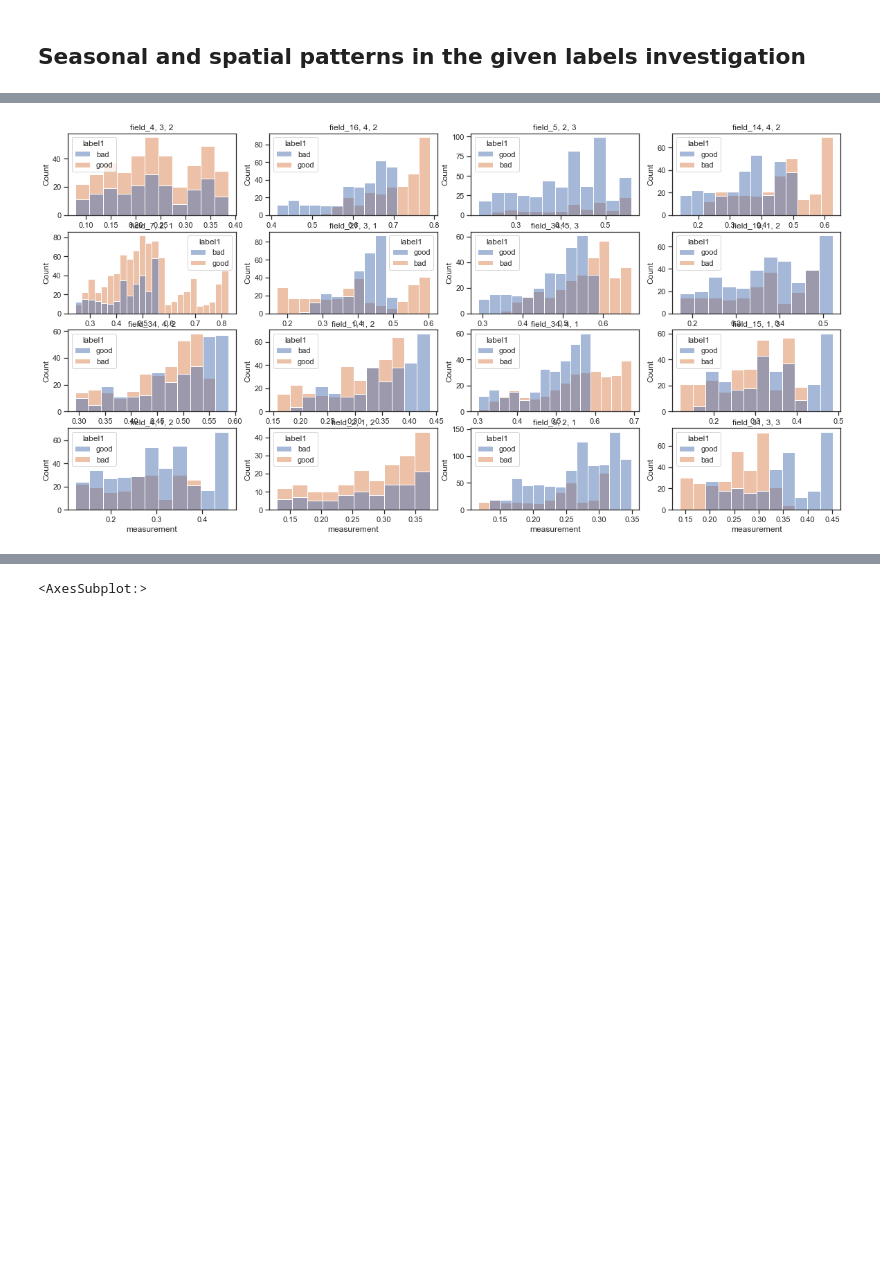
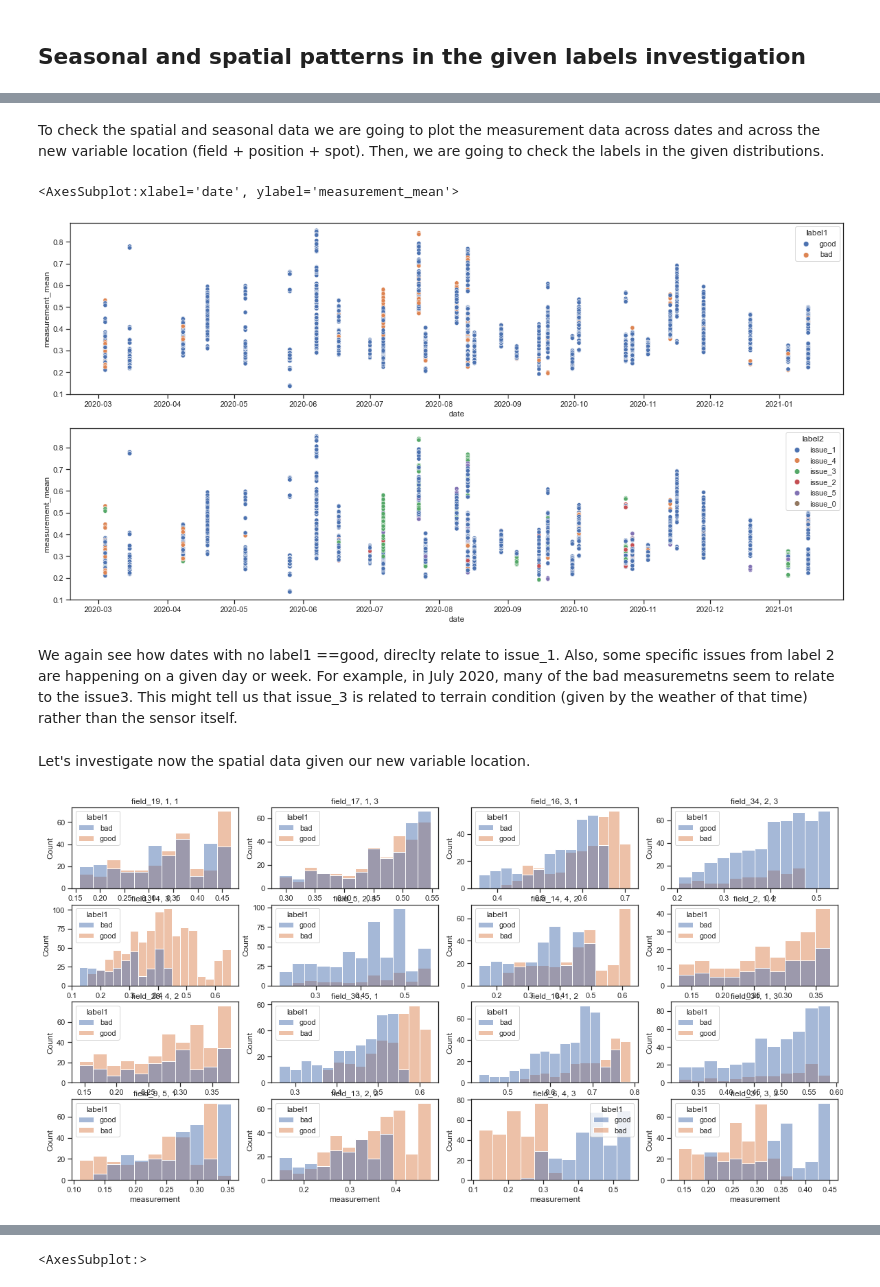
Before and after one commit to nicolasperezdeo/stenon_challenge, a Jupyter notebook: junior_DS_challenge.ipynb, the cells around one changed output, grey strips where cells are left out. Drawn from its saved outputs; the diff is of its cells as text; code cells hidden in the pictures; blank space fills up the shorter version.

```diff
--- a/junior_DS_challenge.ipynb
+++ b/junior_DS_challenge.ipynb
@@ -348,9 +398,34 @@ Timestamp('2021-01-14 00:00:00')
+# %% [markdown]
+To check the spatial and seasonal data we are going to plot the measurement data across dates and across the new variable location (field + position + spot). Then, we are going to check the labels in the given distributions.
+# %%
+# Plotting scatterplots across dates for issue1 and issue2
+f, axes = plt.subplots(2, 1)
+sns.scatterplot(data=mean_df,
+                x='date',
+                y='measurement_mean',
+                hue='label1',
+                ax=axes[0])
+
+sns.scatterplot(data=mean_df,
+                x='date',
+                y='measurement_mean',
+                hue='label2',
+                ax=axes[1])
+# %% [output]
+<AxesSubplot:xlabel='date', ylabel='measurement_mean'>
+[figure, added]
+# %% [markdown]
+We again see how dates with no label1 ==good, direclty relate to issue_1. Also, some specific issues from label 2 are happening on a given day or week. For example, in July 2020, many of the bad measuremetns seem to relate to the issue3. This might tell us that issue_3 is related to terrain condition (given by the weather of that time) rather than the sensor itself.
+# %% [markdown]
+Let's investigate now the spatial data given our new variable location.
 # %%
-f, axes = plt.subplots(4, 4)
-
+# Check for locations that have bad measurements and pick randomly
 locations = melted[melted.label1 == 'bad'].location.unique()
 locations = np.random.choice(list(locations), size=16)
 
+
+# Plot the distribution of the measuremetns in the bad locations
+f, axes = plt.subplots(4, 4)
 for location, ax in zip(locations, axes.flatten()):
     sns.histplot(data=melted[melted.location == location],
                  x='measurement',
@@ -359,4 +434,4 @@ for location, ax in zip(locations, axes.flatten()):
     ax.set_title(location)
 plt.show()
 # %% [output]
-[figure, old version]
+[figure, new version]
```
Also changed, not shown: parts of 59 cells of this notebook, 2 other files.
